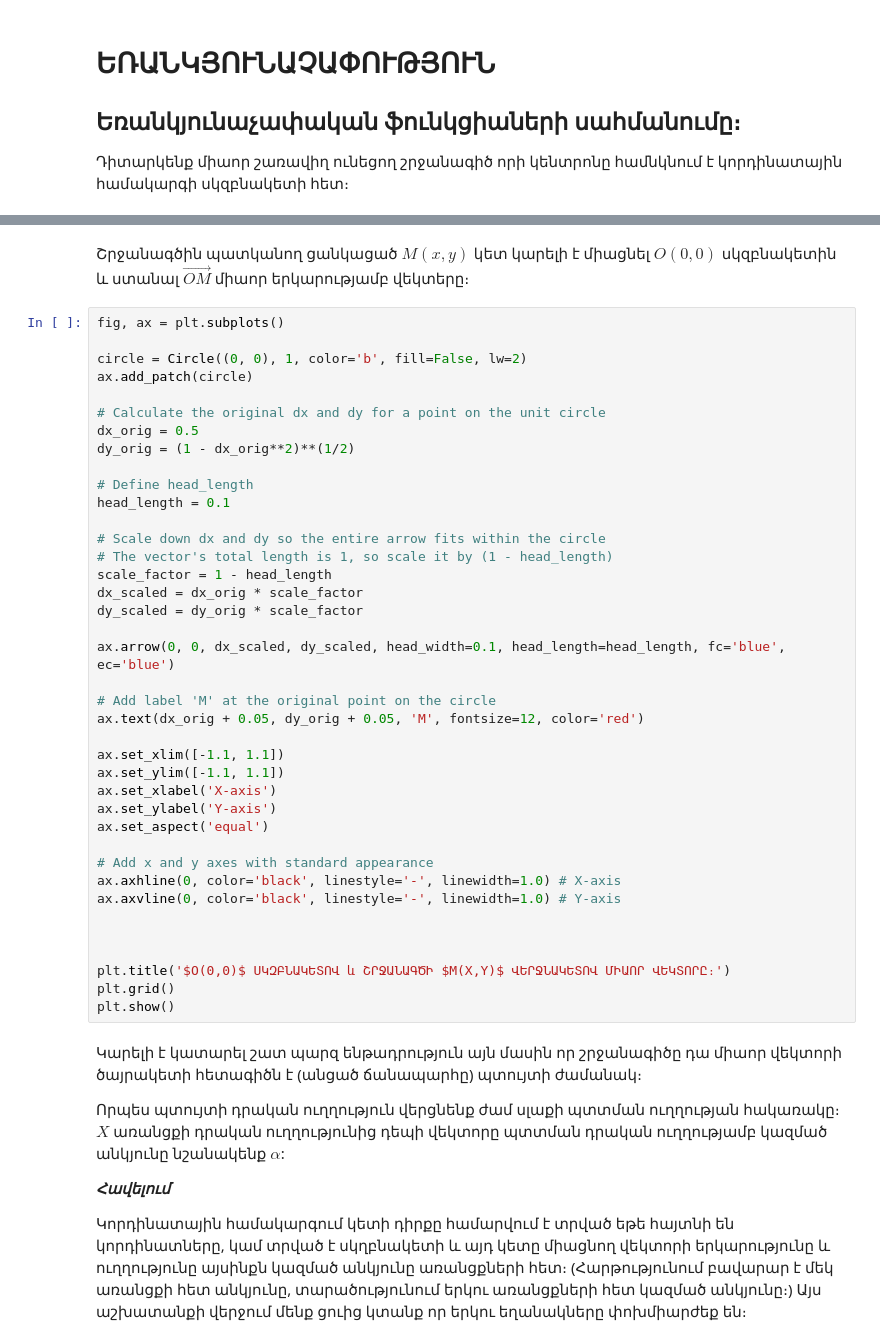
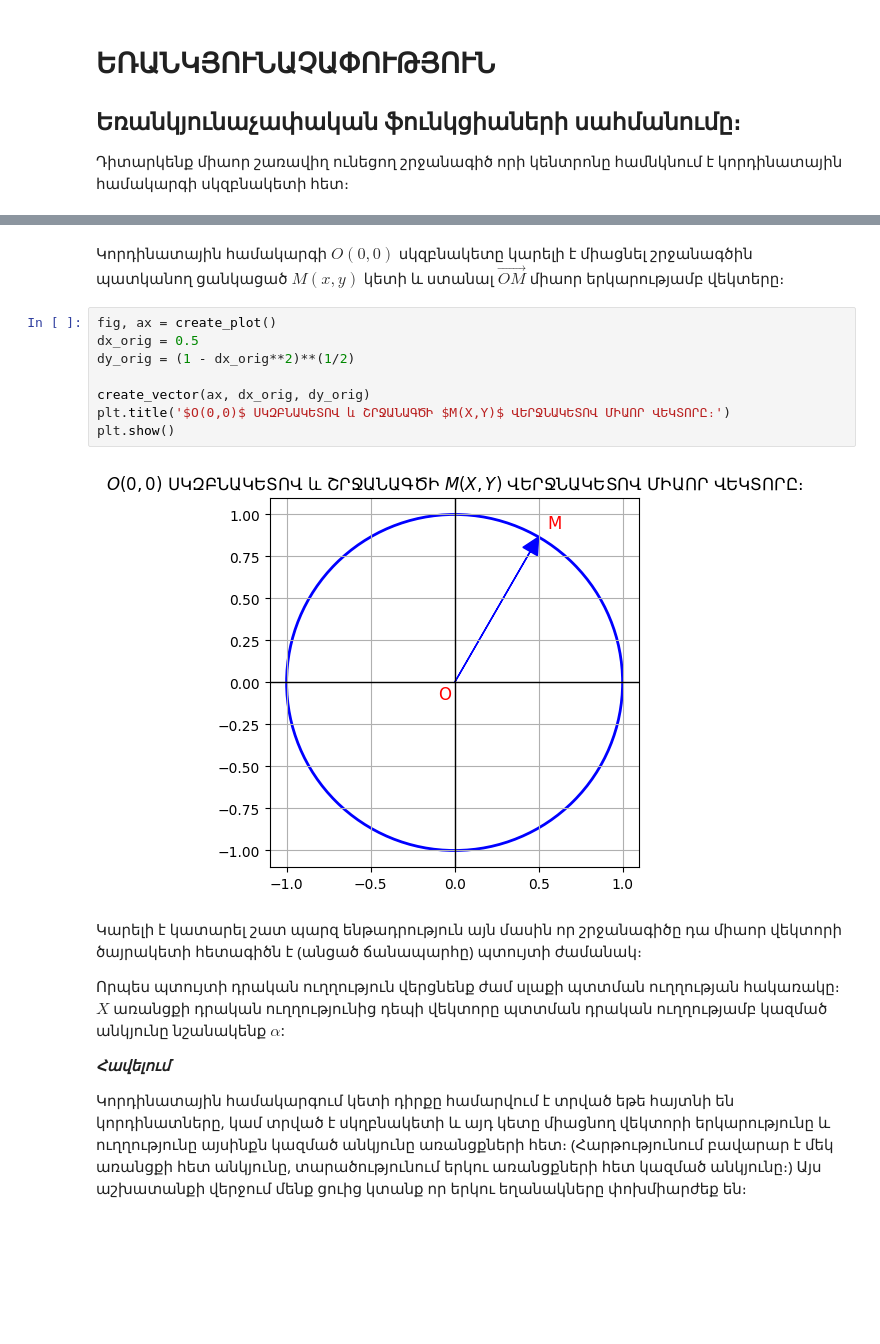
Before and after one commit to alexo-ux/math, a Jupyter notebook: 10_class/trigonometry.ipynb, the cells around one changed output, grey strips where cells are left out. Drawn from its saved outputs; the diff is of its cells as text; blank space fills up the shorter version.

```diff
--- a/10_class/trigonometry.ipynb
+++ b/10_class/trigonometry.ipynb
@@ -29,44 +52,15 @@ plt.show()
 # %% [markdown]
-Շրջանագծին պատկանող ցանկացած $ M(x,y) $ կետ կարելի է միացնել $ O(0,0)$ սկզբնակետին և ստանալ $\vec{OM}$ միաոր երկարությամբ վեկտերը։
+Կորդինատային համակարգի $ O(0,0)$ սկզբնակետը կարելի է միացնել շրջանագծին պատկանող ցանկացած $ M(x,y) $ կետի և ստանալ $\vec{OM}$ միաոր երկարությամբ վեկտերը։
-# %%
-fig, ax = plt.subplots()
-
-circle = Circle((0, 0), 1, color='b', fill=False, lw=2)
-ax.add_patch(circle)
-
-# Calculate the original dx and dy for a point on the unit circle
-dx_orig = 0.5
-dy_orig = (1 - dx_orig**2)**(1/2)
-
-# Define head_length
-head_length = 0.1
-
-# Scale down dx and dy so the entire arrow fits within the circle
-# The vector's total length is 1, so scale it by (1 - head_length)
-scale_factor = 1 - head_length
-dx_scaled = dx_orig * scale_factor
-dy_scaled = dy_orig * scale_factor
-
-ax.arrow(0, 0, dx_scaled, dy_scaled, head_width=0.1, head_length=head_length, fc='blue', ec='blue')
-
-# Add label 'M' at the original point on the circle
-ax.text(dx_orig + 0.05, dy_orig + 0.05, 'M', fontsize=12, color='red')
-
-ax.set_xlim([-1.1, 1.1])
-ax.set_ylim([-1.1, 1.1])
-ax.set_xlabel('X-axis')
-ax.set_ylabel('Y-axis')
-ax.set_aspect('equal')
-
-# Add x and y axes with standard appearance
-ax.axhline(0, color='black', linestyle='-', linewidth=1.0) # X-axis
-ax.axvline(0, color='black', linestyle='-', linewidth=1.0) # Y-axis
-
-
-
-plt.title('$O(0,0)$ ՍԿԶԲՆԱԿԵՏՈՎ և ՇՐՋԱՆԱԳԾԻ $M(X,Y)$ ՎԵՐՋՆԱԿԵՏՈՎ ՄԻԱՈՐ ՎԵԿՏՈՐԸ։')
-plt.grid()
-plt.show()
+# %%
+fig, ax = create_plot()
+dx_orig = 0.5
+dy_orig = (1 - dx_orig**2)**(1/2)
+
+create_vector(ax, dx_orig, dy_orig)
+plt.title('$O(0,0)$ ՍԿԶԲՆԱԿԵՏՈՎ և ՇՐՋԱՆԱԳԾԻ $M(X,Y)$ ՎԵՐՋՆԱԿԵՏՈՎ ՄԻԱՈՐ ՎԵԿՏՈՐԸ։')
+plt.show()
+# %% [output]
+[figure, added]
 # %% [markdown]
 Կարելի է կատարել շատ պարզ ենթադրություն այն մասին որ շրջանագիծը դա միաոր վեկտորի ծայրակետի հետագիծն է (անցած ճանապարհը) պտույտի ժամանակ։
 
```
Also changed, not shown: parts of 29 cells of this notebook, 1 other file.
